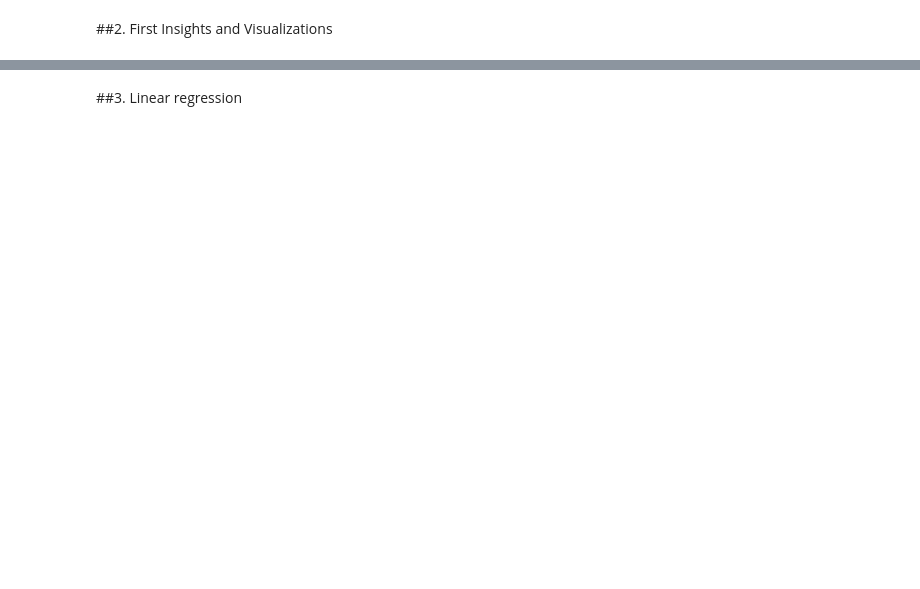
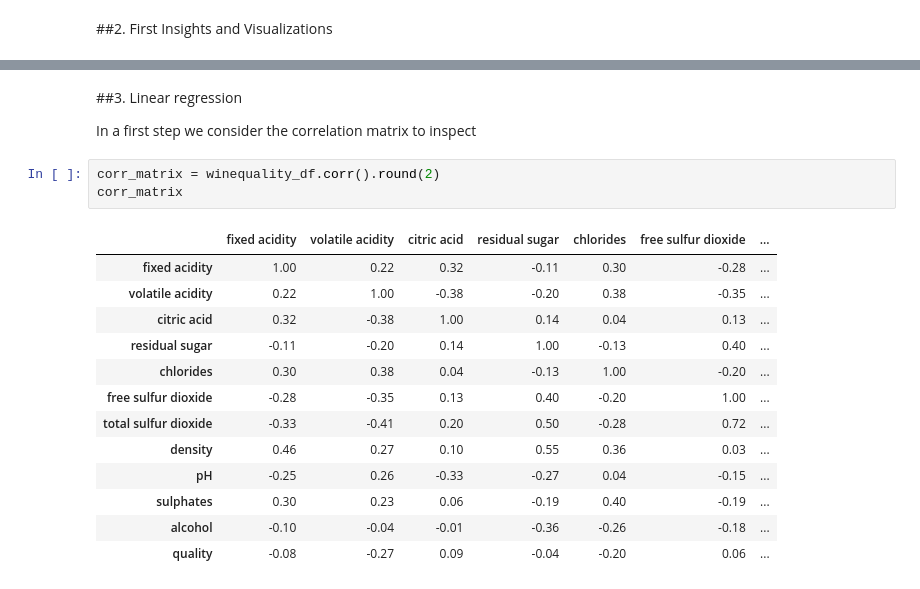
Before and after one commit to udicr/PyEx, a Jupyter notebook: notebooks/DataScience.ipynb, the cells around one changed output, grey strips where cells are left out. Cells and saved outputs as stored; diff of their text form; blank space fills up the shorter version.

```diff
--- a/notebooks/DataScience.ipynb
+++ b/notebooks/DataScience.ipynb
@@ -58,2 +117,21 @@ ax3.set_xlabel('quality')
-# %% [markdown]
-##3. Linear regression
+# %% [markdown]
+##3. Linear regression
+
+In a first step we consider the correlation matrix to inspect
+# %%
+corr_matrix = winequality_df.corr().round(2)
+corr_matrix
+# %% [output]
+|  | fixed acidity | volatile acidity | citric acid | residual sugar | chlorides | free sulfur dioxide | ... |
+| fixed acidity | 1.00 | 0.22 | 0.32 | -0.11 | 0.30 | -0.28 | ... |
+| volatile acidity | 0.22 | 1.00 | -0.38 | -0.20 | 0.38 | -0.35 | ... |
+| citric acid | 0.32 | -0.38 | 1.00 | 0.14 | 0.04 | 0.13 | ... |
+| residual sugar | -0.11 | -0.20 | 0.14 | 1.00 | -0.13 | 0.40 | ... |
+| chlorides | 0.30 | 0.38 | 0.04 | -0.13 | 1.00 | -0.20 | ... |
+| free sulfur dioxide | -0.28 | -0.35 | 0.13 | 0.40 | -0.20 | 1.00 | ... |
+| total sulfur dioxide | -0.33 | -0.41 | 0.20 | 0.50 | -0.28 | 0.72 | ... |
+| density | 0.46 | 0.27 | 0.10 | 0.55 | 0.36 | 0.03 | ... |
+| pH | -0.25 | 0.26 | -0.33 | -0.27 | 0.04 | -0.15 | ... |
+| sulphates | 0.30 | 0.23 | 0.06 | -0.19 | 0.40 | -0.19 | ... |
+| alcohol | -0.10 | -0.04 | -0.01 | -0.36 | -0.26 | -0.18 | ... |
+| quality | -0.08 | -0.27 | 0.09 | -0.04 | -0.20 | 0.06 | ... |
```
Also changed, not shown: parts of 8 cells of this notebook.
